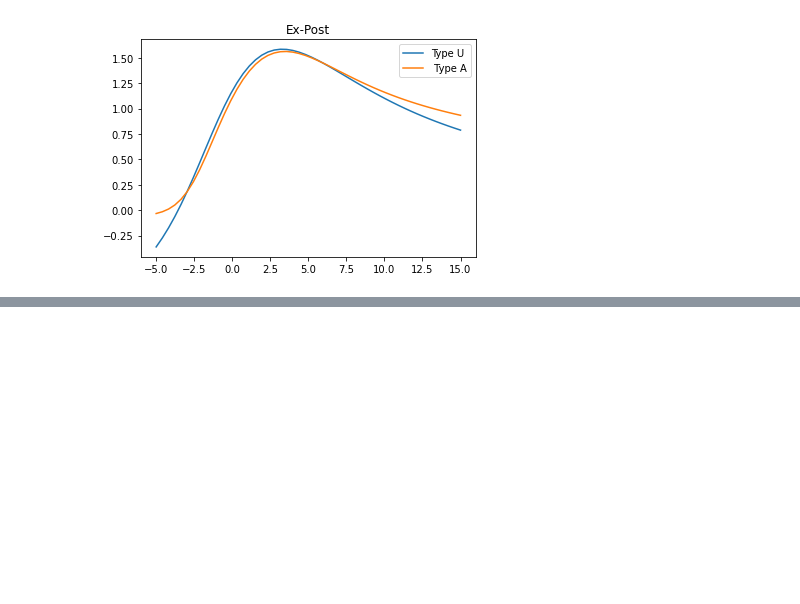
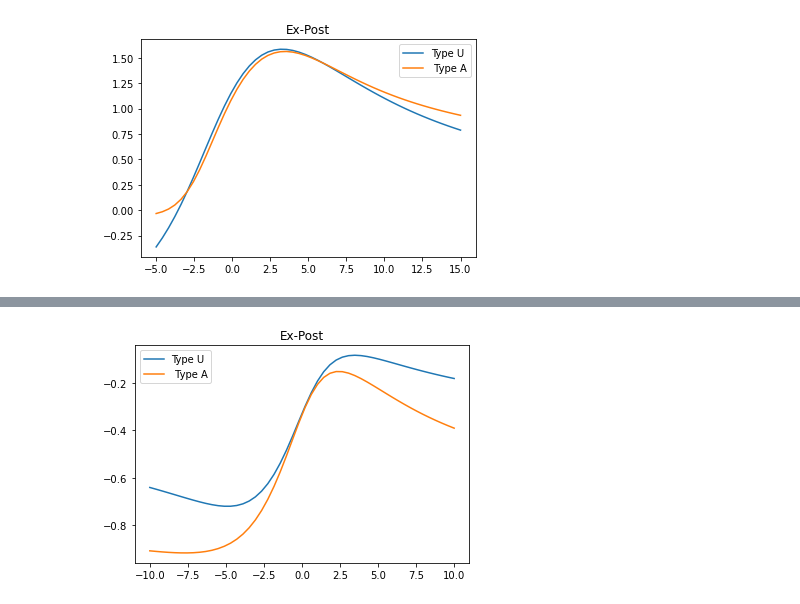
Before and after one commit to newton108/esg-frontier, a Jupyter notebook: frontier/frontier.ipynb, the cells around one changed output, grey strips where cells are left out. Cells and saved outputs as stored; diff of their text form; code cells hidden in the pictures; blank space fills up the shorter version.

```diff
--- a/frontier/frontier.ipynb
+++ b/frontier/frontier.ipynb
@@ -278,0 +331,5 @@ plot_frontier(ret, bm, esg_twitter, ante = False, s_bar_min = l, s_bar_max = r,
+# %%
+plot_frontier(*data100_month, ante = False, s_bar_min = l, s_bar_max = r, aware=False)
+plot_frontier(*data100_month, ante = False, s_bar_min = l, s_bar_max = r, aware=True)
+# %% [output]
+[figure, added]
```
Also changed, not shown: parts of 21 cells of this notebook, 6 other files.
